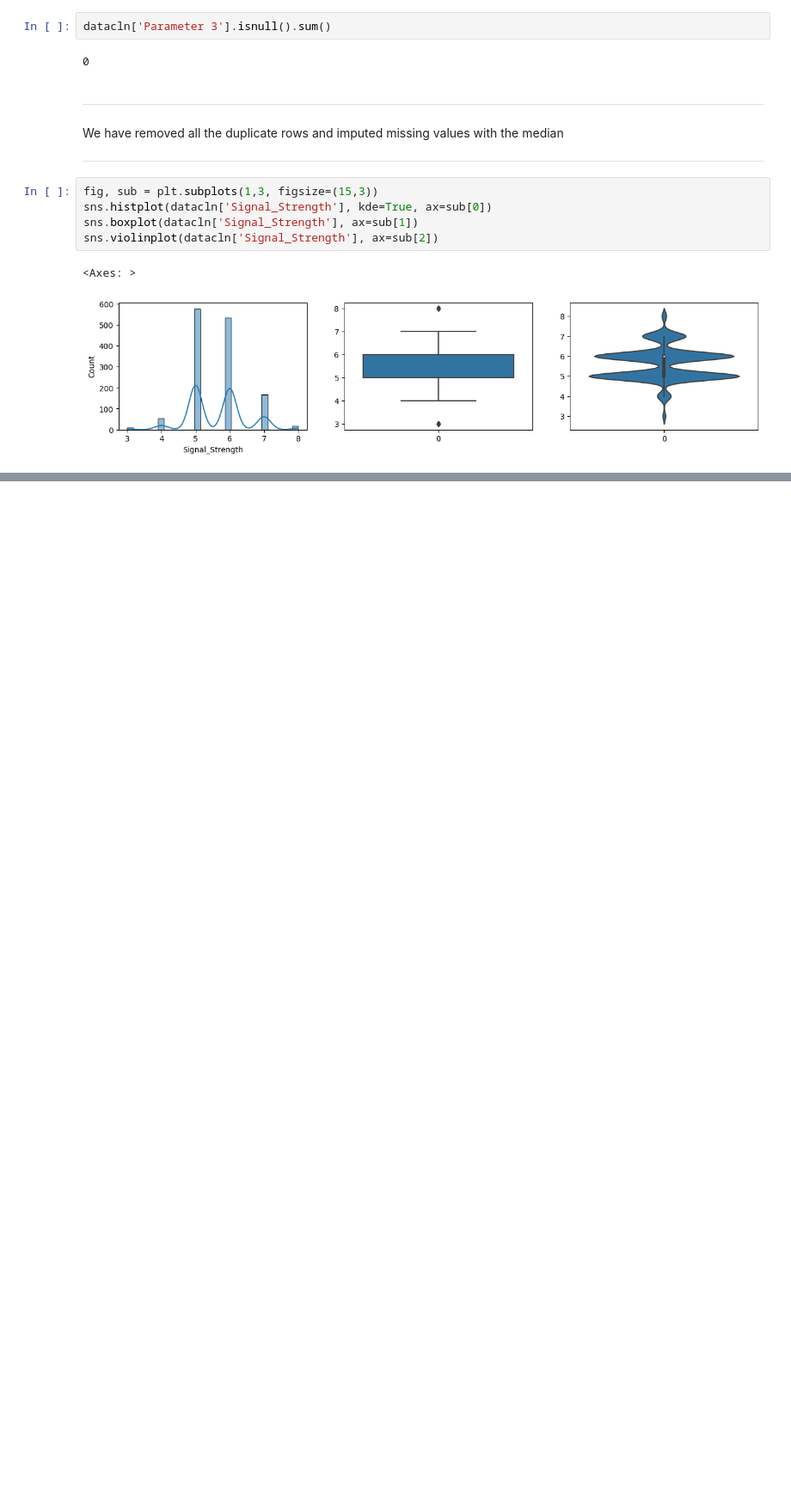
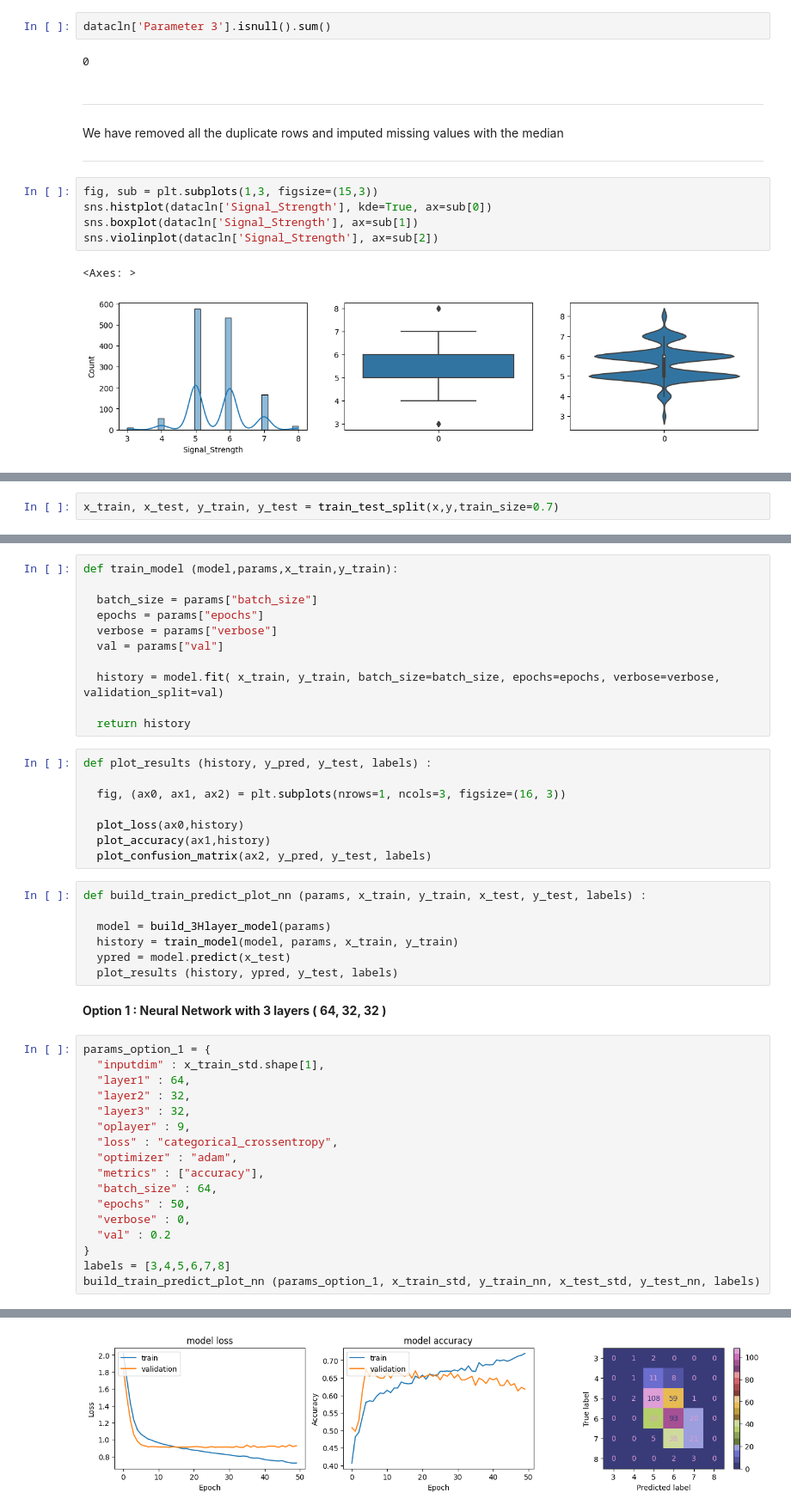
Before and after one commit to nishantkapps/aiml-projects, a Jupyter notebook: NeuralNetwork.ipynb, the cells around one changed output, grey strips where cells are left out. Shown at 86% size. Cells and saved outputs as stored; diff of their text form; blank space fills up the shorter version.

```diff
--- a/NeuralNetwork.ipynb
+++ b/NeuralNetwork.ipynb
@@ -158,0 +194,2 @@ sns.violinplot(datacln['Signal_Strength'], ax=sub[2])
+# %%
+x_train, x_test, y_train, y_test = train_test_split(x,y,train_size=0.7)
@@ -158,0 +295,47 @@ sns.violinplot(datacln['Signal_Strength'], ax=sub[2])
+# %%
+def train_model (model,params,x_train,y_train):
+
+  batch_size = params["batch_size"]
+  epochs = params["epochs"]
+  verbose = params["verbose"]
+  val = params["val"]
+
+  history = model.fit( x_train, y_train, batch_size=batch_size, epochs=epochs, verbose=verbose, validation_split=val)
+
+  return history
+# %%
+def plot_results (history, y_pred, y_test, labels) :
+
+  fig, (ax0, ax1, ax2) = plt.subplots(nrows=1, ncols=3, figsize=(16, 3))
+
+  plot_loss(ax0,history)
+  plot_accuracy(ax1,history)
+  plot_confusion_matrix(ax2, y_pred, y_test, labels)
+# %%
+def build_train_predict_plot_nn (params, x_train, y_train, x_test, y_test, labels) :
+
+  model = build_3Hlayer_model(params)
+  history = train_model(model, params, x_train, y_train)
+  ypred = model.predict(x_test)
+  plot_results (history, ypred, y_test, labels)
+# %% [markdown]
+
+**Option 1 : Neural Network with 3 layers ( 64, 32, 32 )**
+# %%
+params_option_1 = {
+  "inputdim" : x_train_std.shape[1],
+  "layer1" : 64,
+  "layer2" : 32,
+  "layer3" : 32,
+  "oplayer" : 9,
+  "loss" : "categorical_crossentropy",
+  "optimizer" : "adam",
+  "metrics" : ["accuracy"],
+  "batch_size" : 64,
+  "epochs" : 50,
+  "verbose" : 0,
+  "val" : 0.2
+}
+labels = [3,4,5,6,7,8]
+build_train_predict_plot_nn (params_option_1, x_train_std, y_train_nn, x_test_std, y_test_nn, labels)
+# %% [output]
@@ -158,0 +343 @@ sns.violinplot(datacln['Signal_Strength'], ax=sub[2])
+[figure, added]
```
Also changed, not shown: parts of 49 cells of this notebook.
